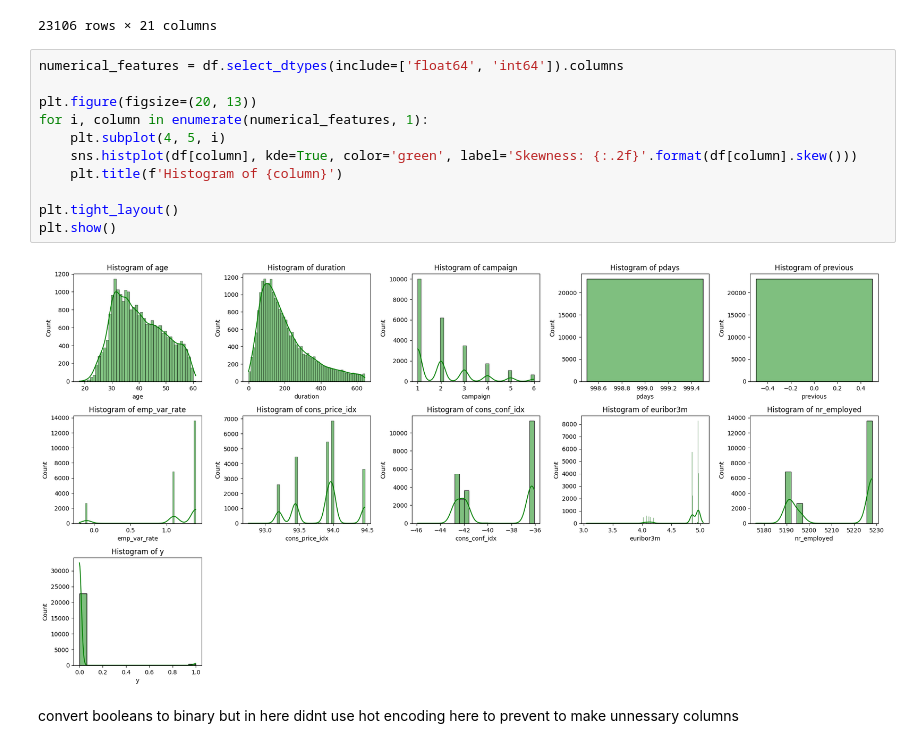
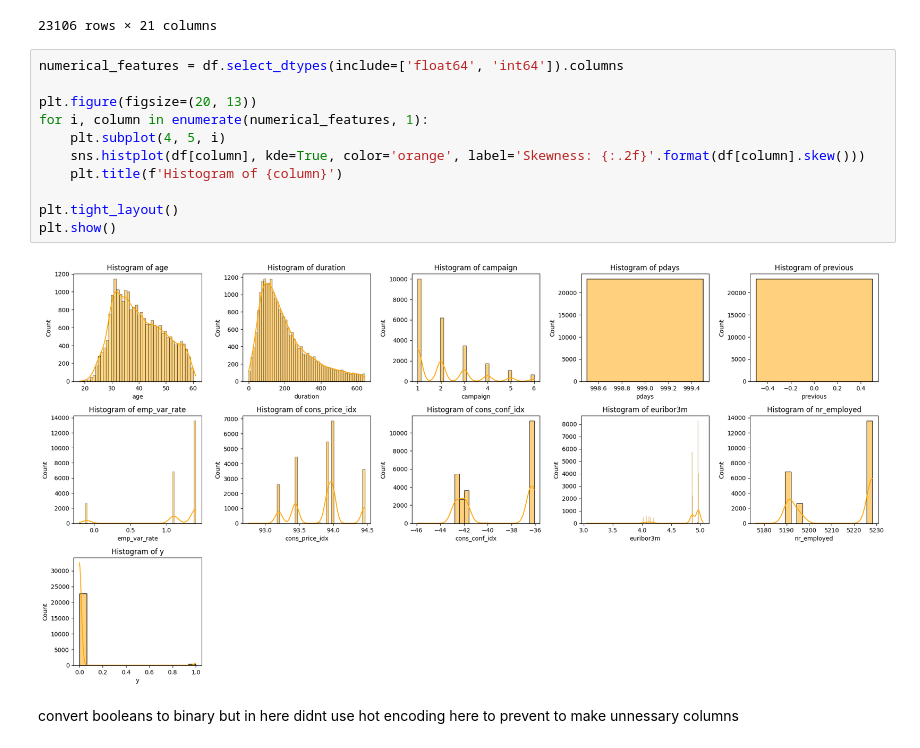
Before and after one commit to hasithaPerera2002/machine-learning-cw, a Jupyter notebook: Solution_Student_2022_P_1123_Hasitha_Perera.ipynb, the cells around one changed output. Cells and saved outputs as stored; diff of their text form.

```diff
--- a/Solution_Student_2022_P_1123_Hasitha_Perera.ipynb
+++ b/Solution_Student_2022_P_1123_Hasitha_Perera.ipynb
@@ -173,16 +174,16 @@ df
 # %%
 numerical_features = df.select_dtypes(include=['float64', 'int64']).columns
 
 plt.figure(figsize=(20, 13))
 for i, column in enumerate(numerical_features, 1):
     plt.subplot(4, 5, i)
-    sns.histplot(df[column], kde=True, color='green', label='Skewness: {:.2f}'.format(df[column].skew()))
+    sns.histplot(df[column], kde=True, color='orange', label='Skewness: {:.2f}'.format(df[column].skew()))
     plt.title(f'Histogram of {column}')
 
 plt.tight_layout()
 plt.show()
 # %% [output]
-[figure, old version]
+[figure, new version]
 # %% [markdown]
 convert booleans to binary but in here didnt use hot encoding here to prevent to make unnessary columns
 # %%
```
Also changed, not shown: parts of 10 cells of this notebook.
